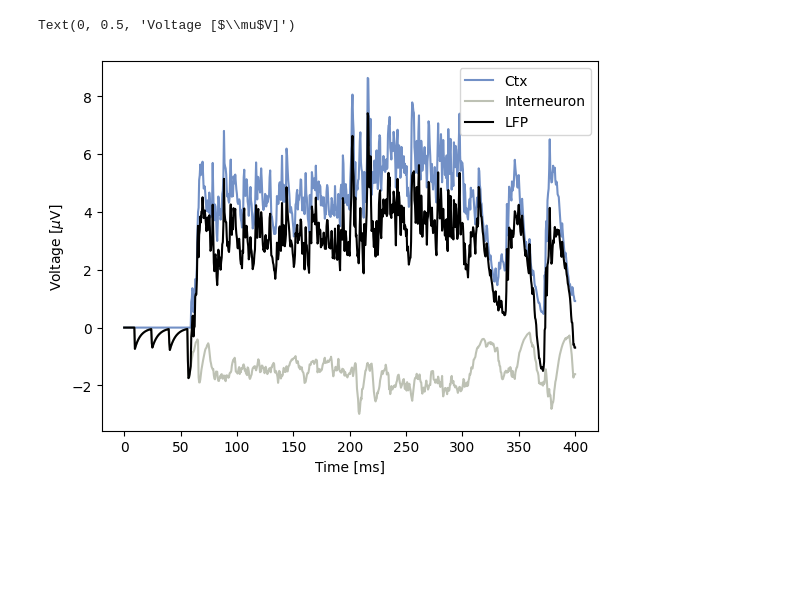
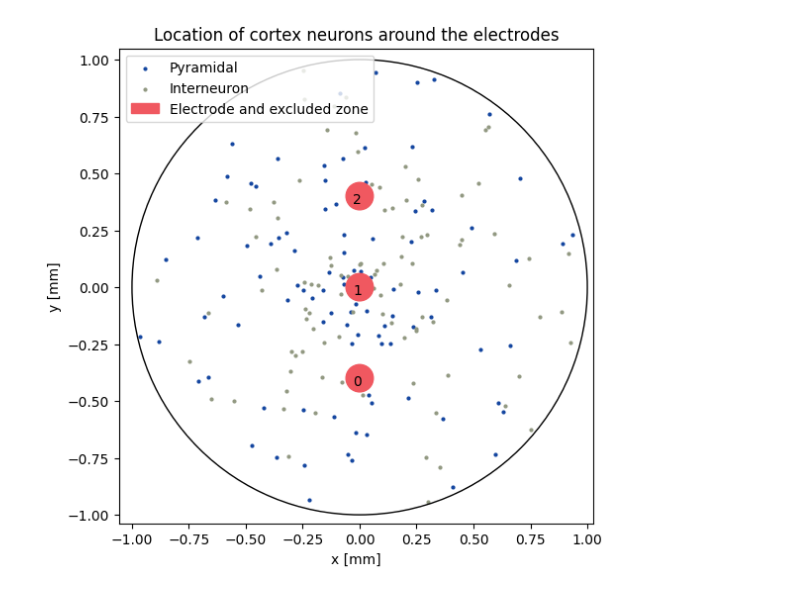
Before and after one commit to silvanx/FlemingModelResultAnalysis, a Jupyter notebook: ctx_lfp.ipynb, the cells around one changed output. Drawn from its saved outputs; the diff is of its cells as text; code cells hidden in the pictures; blank space fills up the shorter version.

```diff
--- a/ctx_lfp.ipynb
+++ b/ctx_lfp.ipynb
@@ -87,11 +25,33 @@ lfp_both = lfp_ctx + lfp_int
+# %%
+electrode_count = 3
+electrode_distance = 0.4
+excluded_radius = 0.06
+min_radius = 0.01
+max_radius = 1
+
+sigma = 0.27
+# %%
+position_ctx = u.generate_random_cell_xy_positions(min_radius, max_radius, 100)
+position_int = u.generate_random_cell_xy_positions(min_radius, max_radius, 100)
+
+electrode_y = u.generate_electrode_positions(electrode_count, electrode_distance)
+# %%
+u.plot_ctx_cell_and_electrode_location(
+    position_ctx,
+    position_int,
+    ([0 for _ in electrode_y], electrode_y),
+    excluded_radius,
+    max_radius
+)
+# %% [output]
+[figure, added]
 # %%
-plt.figure()
-plt.plot(tt, lfp_ctx, color="#1446A0", alpha=0.6)
-plt.plot(tt, lfp_int, color="#929982", alpha=0.6)
-plt.plot(tt, lfp_both, color="black")
-plt.legend(["Ctx", "Interneuron", "LFP"])
-plt.xlabel("Time [ms]")
-plt.ylabel("Voltage [$\mu$V]")
+# %matplotlib widget
+# plt.figure()
+# plt.plot(tt, lfp_ctx, color="#1446A0", alpha=0.6)
+# plt.plot(tt, lfp_int, color="#929982", alpha=0.6)
+# plt.plot(tt, lfp_both, color="black")
+# plt.legend(["Ctx", "Interneuron", "LFP"])
+# plt.xlim([3400, 3901])
+# plt.xlabel("Time [ms]")
+# plt.ylabel("Voltage [$\mu$V]")
-# %% [output]
-Text(0, 0.5, 'Voltage [$\\mu$V]')
-[figure, removed]
```
Also changed, not shown: parts of 27 cells of this notebook, 1 other file.
